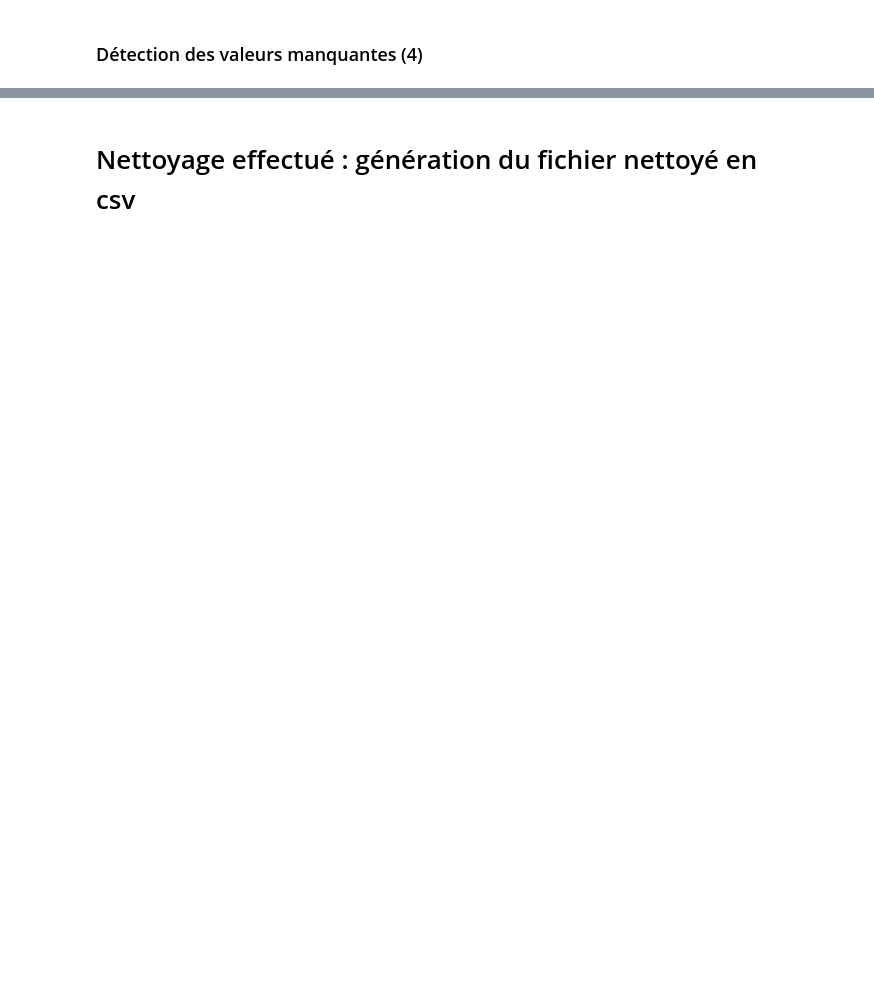
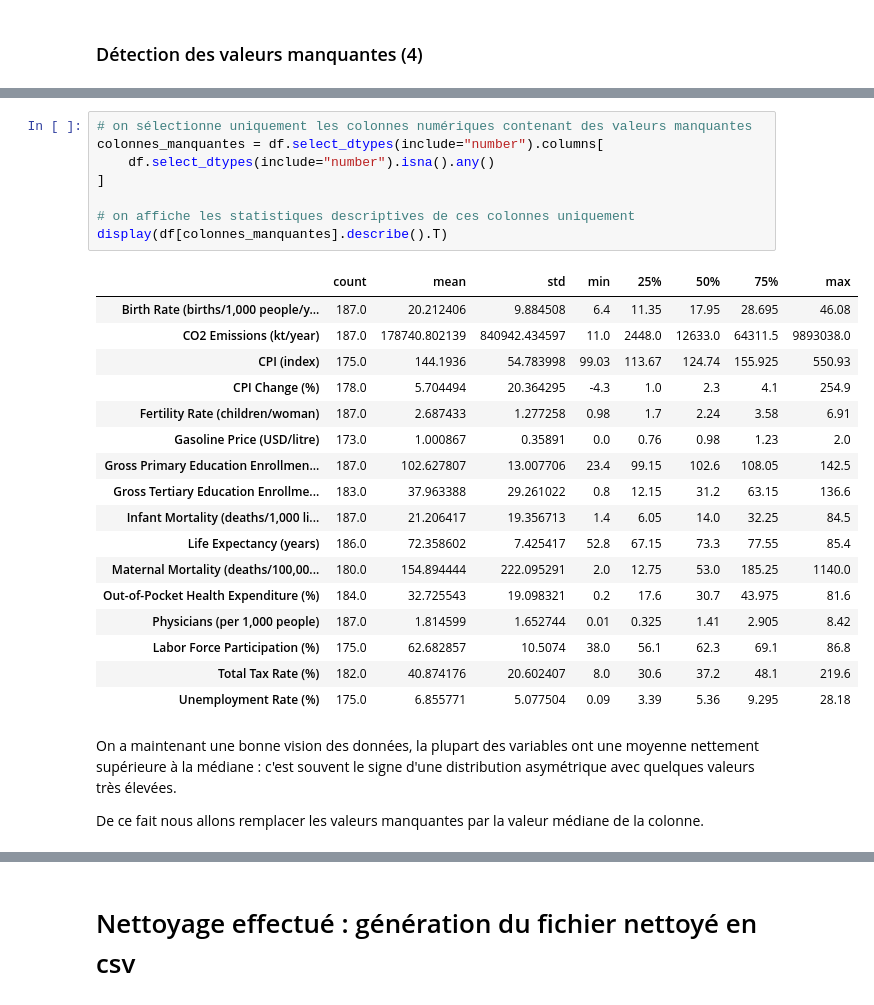
Before and after one commit to Sebastien-Luc-Soncini/Projet-Fil-Rouge-Foret, a Jupyter notebook: Projet_Fil_Rouge_Foret/foret.ipynb, the cells around one changed output, grey strips where cells are left out. Drawn from its saved outputs; the diff is of its cells as text; blank space fills up the shorter version.

```diff
--- a/Projet_Fil_Rouge_Foret/foret.ipynb
+++ b/Projet_Fil_Rouge_Foret/foret.ipynb
@@ -724,0 +788,30 @@ Longitude                                                   1     0.512821
+# %%
+# on sélectionne uniquement les colonnes numériques contenant des valeurs manquantes
+colonnes_manquantes = df.select_dtypes(include="number").columns[
+    df.select_dtypes(include="number").isna().any()
+]
+
+# on affiche les statistiques descriptives de ces colonnes uniquement
+display(df[colonnes_manquantes].describe().T)
+# %% [output]
+|  | count | mean | std | min | 25% | 50% | 75% | max |
+| Birth Rate (births/1,000 people/y... | 187.0 | 20.212406 | 9.884508 | 6.4 | 11.35 | 17.95 | 28.695 | 46.08 |
+| CO2 Emissions (kt/year) | 187.0 | 178740.802139 | 840942.434597 | 11.0 | 2448.0 | 12633.0 | 64311.5 | 9893038.0 |
+| CPI (index) | 175.0 | 144.1936 | 54.783998 | 99.03 | 113.67 | 124.74 | 155.925 | 550.93 |
+| CPI Change (%) | 178.0 | 5.704494 | 20.364295 | -4.3 | 1.0 | 2.3 | 4.1 | 254.9 |
+| Fertility Rate (children/woman) | 187.0 | 2.687433 | 1.277258 | 0.98 | 1.7 | 2.24 | 3.58 | 6.91 |
+| Gasoline Price (USD/litre) | 173.0 | 1.000867 | 0.35891 | 0.0 | 0.76 | 0.98 | 1.23 | 2.0 |
+| Gross Primary Education Enrollmen... | 187.0 | 102.627807 | 13.007706 | 23.4 | 99.15 | 102.6 | 108.05 | 142.5 |
+| Gross Tertiary Education Enrollme... | 183.0 | 37.963388 | 29.261022 | 0.8 | 12.15 | 31.2 | 63.15 | 136.6 |
+| Infant Mortality (deaths/1,000 li... | 187.0 | 21.206417 | 19.356713 | 1.4 | 6.05 | 14.0 | 32.25 | 84.5 |
+| Life Expectancy (years) | 186.0 | 72.358602 | 7.425417 | 52.8 | 67.15 | 73.3 | 77.55 | 85.4 |
+| Maternal Mortality (deaths/100,00... | 180.0 | 154.894444 | 222.095291 | 2.0 | 12.75 | 53.0 | 185.25 | 1140.0 |
+| Out-of-Pocket Health Expenditure (%) | 184.0 | 32.725543 | 19.098321 | 0.2 | 17.6 | 30.7 | 43.975 | 81.6 |
+| Physicians (per 1,000 people) | 187.0 | 1.814599 | 1.652744 | 0.01 | 0.325 | 1.41 | 2.905 | 8.42 |
+| Labor Force Participation (%) | 175.0 | 62.682857 | 10.5074 | 38.0 | 56.1 | 62.3 | 69.1 | 86.8 |
+| Total Tax Rate (%) | 182.0 | 40.874176 | 20.602407 | 8.0 | 30.6 | 37.2 | 48.1 | 219.6 |
+| Unemployment Rate (%) | 175.0 | 6.855771 | 5.077504 | 0.09 | 3.39 | 5.36 | 9.295 | 28.18 |
+# %% [markdown]
+On a maintenant une bonne vision des données, la plupart des variables ont une moyenne nettement supérieure à la médiane : c'est souvent le signe d'une distribution asymétrique avec quelques valeurs très élevées.
+
+De ce fait nous allons remplacer les valeurs manquantes par la valeur médiane de la colonne.
```
Also changed, not shown: parts of 83 cells of this notebook, 3 other files.
